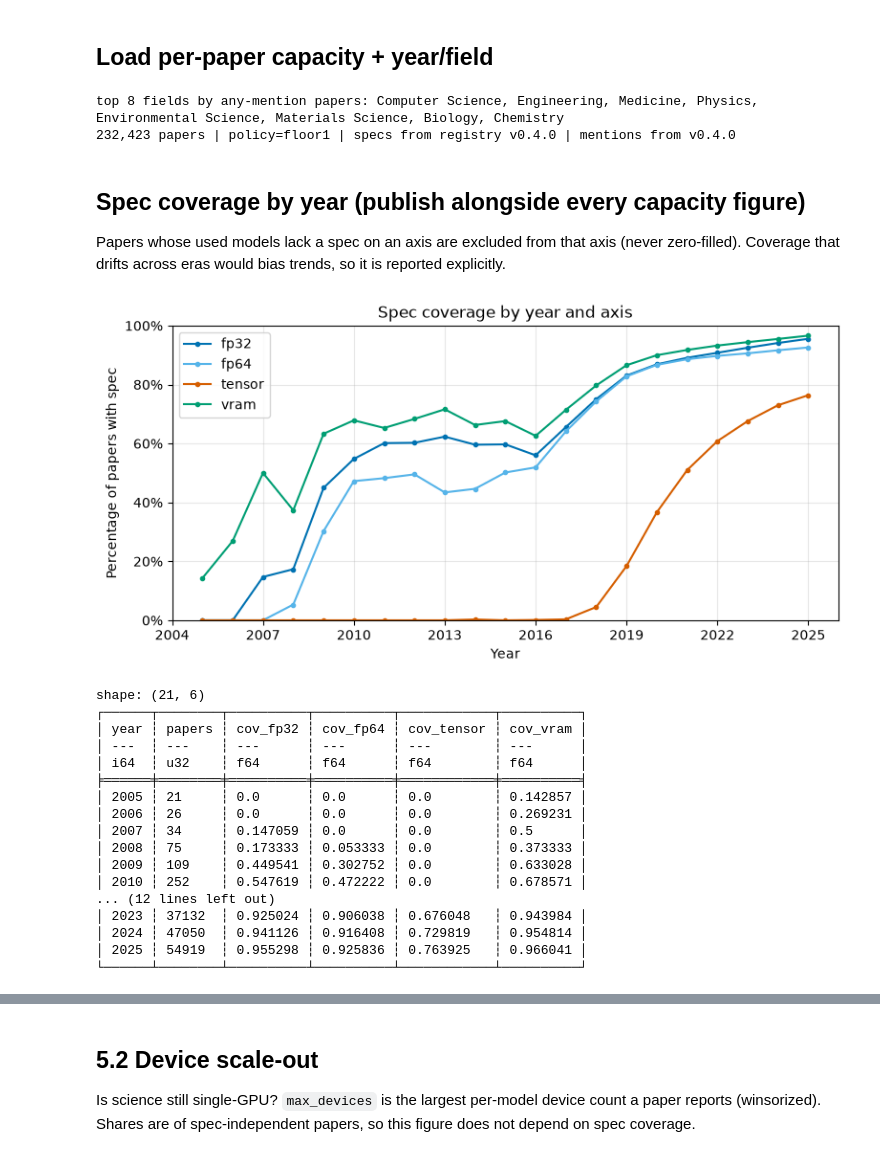
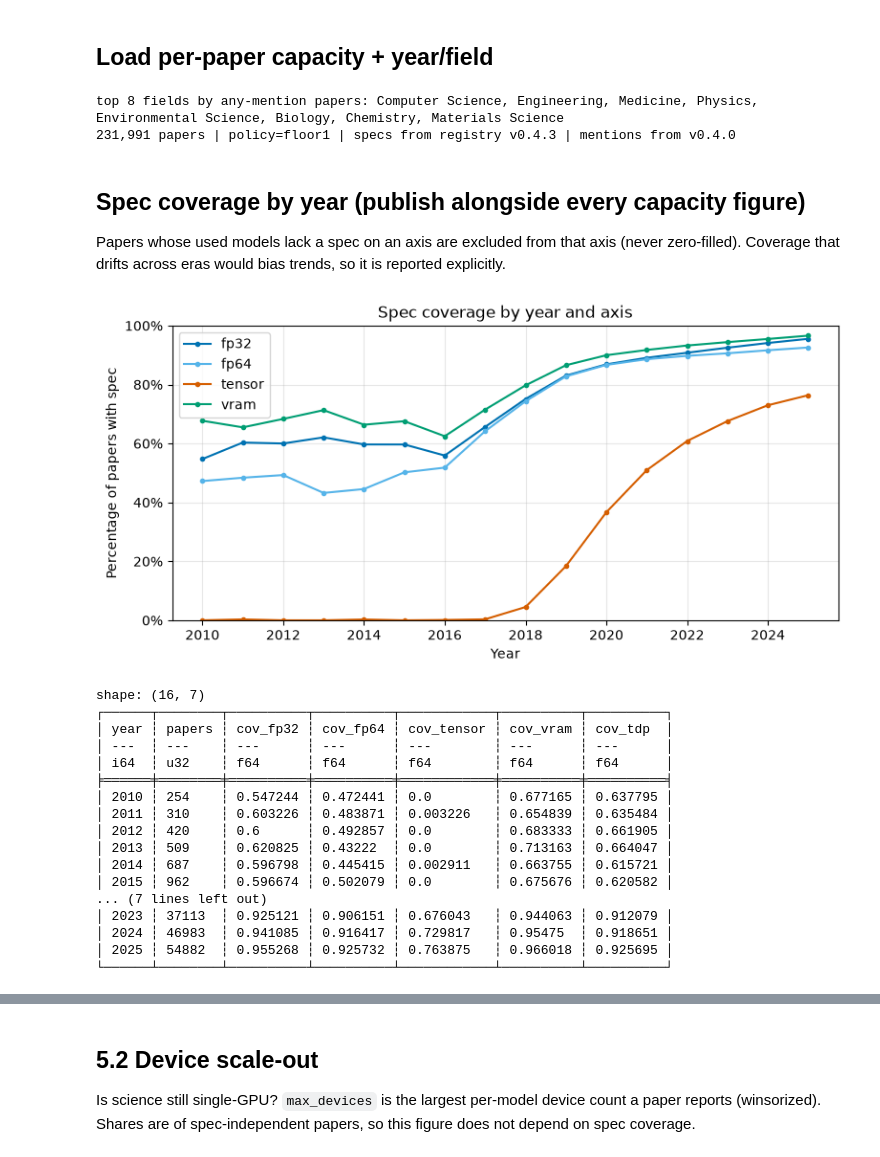
Before and after one commit to tgebhart/accelscan, a Jupyter notebook: notebooks/capacity.ipynb, the cells around one changed output, grey strips where cells are left out. Drawn from its saved outputs; the diff is of its cells as text; code cells hidden in the pictures.

```diff
--- a/notebooks/capacity.ipynb
+++ b/notebooks/capacity.ipynb
@@ -41,7 +42,7 @@ setup_figures('capacity')
 # %%
 COUNT_POLICY = 'floor1'      # 'floor1' (primary) | 'explicit' (robustness)
 MODEL_TAG, PROMPT_VERSION = 'qwen3-14b', 'p1'
-YEAR_MIN, YEAR_MAX = 2005, 2025
+YEAR_MIN, YEAR_MAX = 2010, 2025
 LOCAL_CAPACITY = None        # e.g. 'output/compute_smoke' to read a local smoke run
 LOCAL_PRECISION = None       # e.g. 'output/precision_smoke'
 MIN_PAPERS_PER_YEAR = 25     # suppress year points with too little support
@@ -85,8 +86,8 @@ print(f'{cap.height:,} papers | policy={COUNT_POLICY} '
       f'| specs from registry v{cap["spec_registry_version"][0]} '
       f'| mentions from v{cap["mentions_registry_version"][0]}')
 # %% [output]
-top 8 fields by any-mention papers: Computer Science, Engineering, Medicine, Physics, Environmental Science, Materials Science, Biology, Chemistry
-232,423 papers | policy=floor1 | specs from registry v0.4.0 | mentions from v0.4.0
+top 8 fields by any-mention papers: Computer Science, Engineering, Medicine, Physics, Environmental Science, Biology, Chemistry, Materials Science
+231,991 papers | policy=floor1 | specs from registry v0.4.3 | mentions from v0.4.0
 # %% [markdown]
 ## Spec coverage by year (publish alongside every capacity figure)
 
@@ -96,36 +97,40 @@ is reported explicitly.
 # %%
 cov = (cap.group_by('year').agg(
         papers=pl.len(),
         **{f'cov_{a}': (~pl.col(f'spec_missing_{a}')).mean() for a in AXES},
-        cov_vram=(~pl.col('spec_missing_vram')).mean())
+        cov_vram=(~pl.col('spec_missing_vram')).mean(),
+        cov_tdp=(~pl.col('spec_missing_tdp')).mean())
        .sort('year'))
 fig, ax = plt.subplots(figsize=(9, 4))
-for a, c in zip(list(AXES) + ['vram'], [C_MED, C_P90, C_FRONT, '#009E73']):
+# cov_tdp is computed above (the Appendix's TDP figures reuse `cov`) but not
+# plotted here -- TDP is the least spec-complete axis and lives in the Appendix.
+for a, c in zip(list(AXES) + ['vram'],
+               [C_MED, C_P90, C_FRONT, '#009E73']):
     ax.plot(cov['year'], 100 * cov[f'cov_{a}'], marker='o', ms=3, label=a, color=c)
 ax.set(xlabel='Year', ylabel='Percentage of papers with spec', ylim=(0, 100),
        title='Spec coverage by year and axis')
 ax.legend(); ax.grid(alpha=0.3); plt.show()
 with pl.Config(tbl_rows=20):
     print(cov)
 # %% [output]
-[figure, old version]
+[figure, new version]
-shape: (21, 6)
-┌──────┬────────┬──────────┬──────────┬────────────┬──────────┐
-│ year ┆ papers ┆ cov_fp32 ┆ cov_fp64 ┆ cov_tensor ┆ cov_vram │
-│ ---  ┆ ---    ┆ ---      ┆ ---      ┆ ---        ┆ ---      │
-│ i64  ┆ u32    ┆ f64      ┆ f64      ┆ f64        ┆ f64      │
-╞══════╪════════╪══════════╪══════════╪════════════╪══════════╡
-│ 2005 ┆ 21     ┆ 0.0      ┆ 0.0      ┆ 0.0        ┆ 0.142857 │
-│ 2006 ┆ 26     ┆ 0.0      ┆ 0.0      ┆ 0.0        ┆ 0.269231 │
-│ 2007 ┆ 34     ┆ 0.147059 ┆ 0.0      ┆ 0.0        ┆ 0.5      │
-│ 2008 ┆ 75     ┆ 0.173333 ┆ 0.053333 ┆ 0.0        ┆ 0.373333 │
-│ 2009 ┆ 109    ┆ 0.449541 ┆ 0.302752 ┆ 0.0        ┆ 0.633028 │
-│ 2010 ┆ 252    ┆ 0.547619 ┆ 0.472222 ┆ 0.0        ┆ 0.678571 │
-... (12 lines left out)
-│ 2023 ┆ 37132  ┆ 0.925024 ┆ 0.906038 ┆ 0.676048   ┆ 0.943984 │
-│ 2024 ┆ 47050  ┆ 0.941126 ┆ 0.916408 ┆ 0.729819   ┆ 0.954814 │
-│ 2025 ┆ 54919  ┆ 0.955298 ┆ 0.925836 ┆ 0.763925   ┆ 0.966041 │
-└──────┴────────┴──────────┴──────────┴────────────┴──────────┘
+shape: (16, 7)
+┌──────┬────────┬──────────┬──────────┬────────────┬──────────┬──────────┐
+│ year ┆ papers ┆ cov_fp32 ┆ cov_fp64 ┆ cov_tensor ┆ cov_vram ┆ cov_tdp  │
+│ ---  ┆ ---    ┆ ---      ┆ ---      ┆ ---        ┆ ---      ┆ ---      │
+│ i64  ┆ u32    ┆ f64      ┆ f64      ┆ f64        ┆ f64      ┆ f64      │
+╞══════╪════════╪══════════╪══════════╪════════════╪══════════╪══════════╡
+│ 2010 ┆ 254    ┆ 0.547244 ┆ 0.472441 ┆ 0.0        ┆ 0.677165 ┆ 0.637795 │
+│ 2011 ┆ 310    ┆ 0.603226 ┆ 0.483871 ┆ 0.003226   ┆ 0.654839 ┆ 0.635484 │
+│ 2012 ┆ 420    ┆ 0.6      ┆ 0.492857 ┆ 0.0        ┆ 0.683333 ┆ 0.661905 │
+│ 2013 ┆ 509    ┆ 0.620825 ┆ 0.43222  ┆ 0.0        ┆ 0.713163 ┆ 0.664047 │
+│ 2014 ┆ 687    ┆ 0.596798 ┆ 0.445415 ┆ 0.002911   ┆ 0.663755 ┆ 0.615721 │
+│ 2015 ┆ 962    ┆ 0.596674 ┆ 0.502079 ┆ 0.0        ┆ 0.675676 ┆ 0.620582 │
+... (7 lines left out)
+│ 2023 ┆ 37113  ┆ 0.925121 ┆ 0.906151 ┆ 0.676043   ┆ 0.944063 ┆ 0.912079 │
+│ 2024 ┆ 46983  ┆ 0.941085 ┆ 0.916417 ┆ 0.729817   ┆ 0.95475  ┆ 0.918651 │
+│ 2025 ┆ 54882  ┆ 0.955268 ┆ 0.925732 ┆ 0.763875   ┆ 0.966018 ┆ 0.925695 │
+└──────┴────────┴──────────┴──────────┴────────────┴──────────┴──────────┘
 # %% [markdown]
 ## 5.1 Reported FLOPS and VRAM growth vs the vendor frontier
 
```
Also changed, not shown: parts of 36 cells of this notebook, 24 other files.
